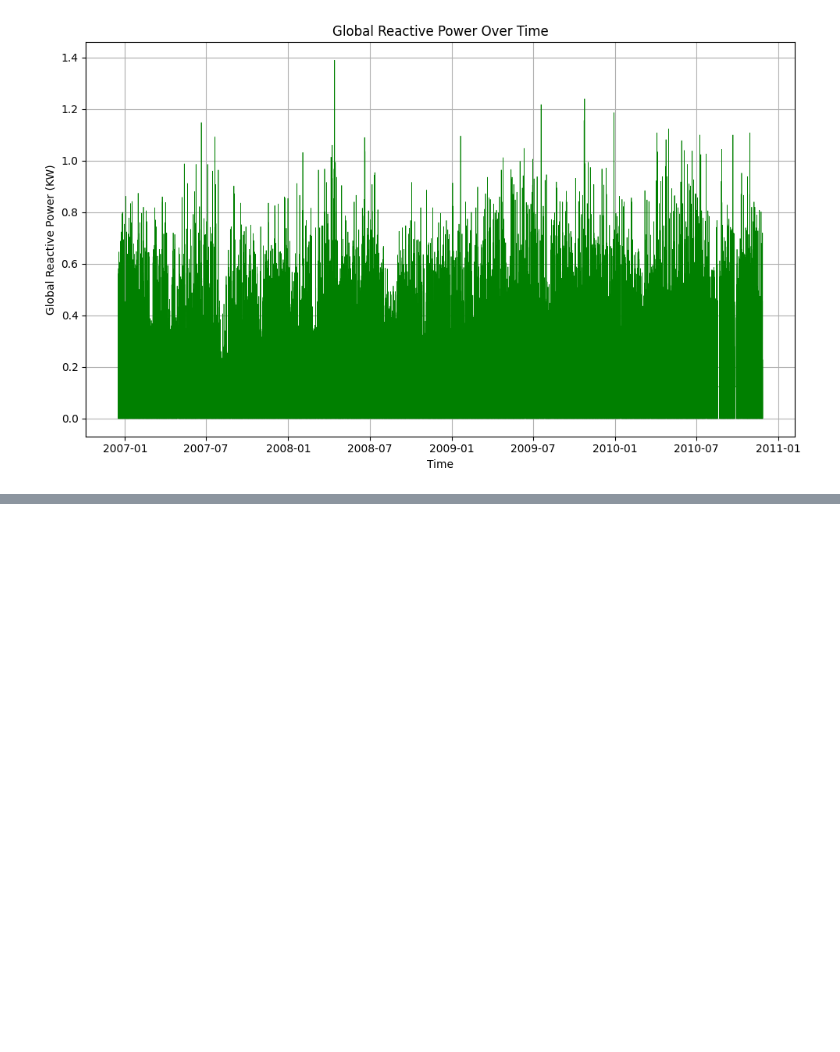
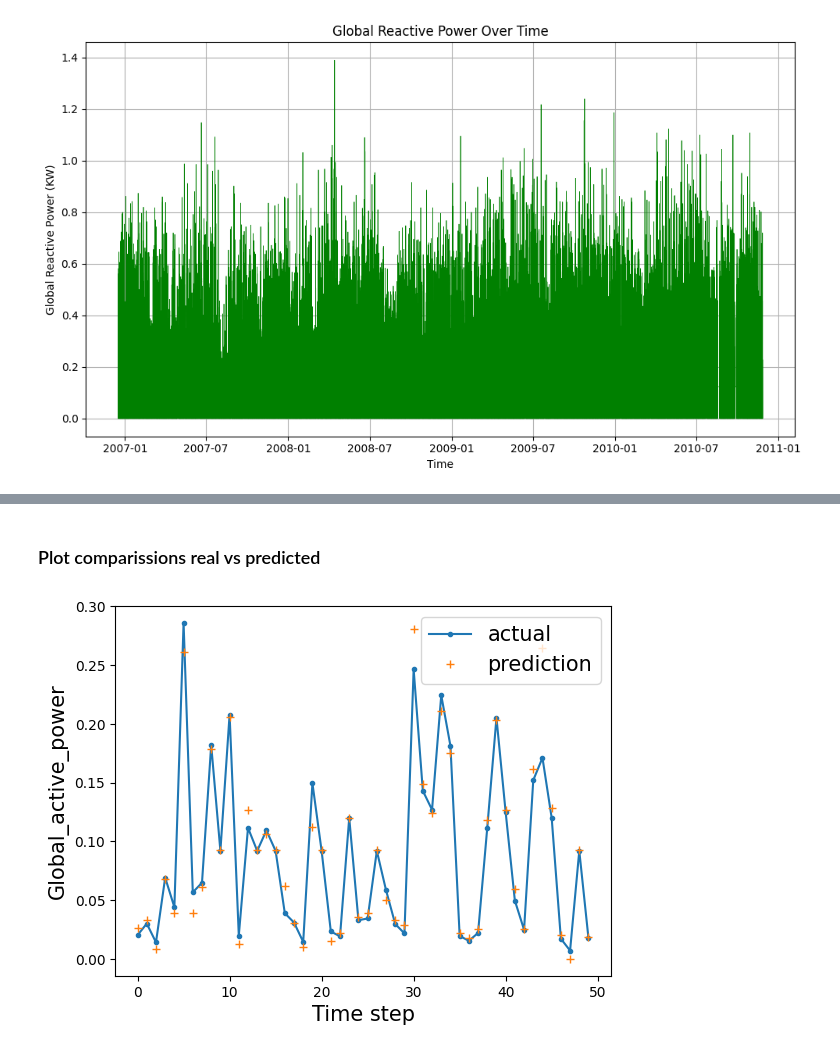
Before and after one commit to AndreyArguedas/DeepLearning, a Jupyter notebook: Documentos de Deep Learning GR 40/TC3/TP3-DL-AndreyArguedas.ipynb, the cells around one changed output, grey strips where cells are left out. Drawn from its saved outputs; the diff is of its cells as text; code cells hidden in the pictures; blank space fills up the shorter version.

Commit message:
Temporal CNN working

```diff
--- a/Documentos de Deep Learning GR 40/TC3/TP3-DL-AndreyArguedas.ipynb
+++ b/Documentos de Deep Learning GR 40/TC3/TP3-DL-AndreyArguedas.ipynb
@@ -183,0 +347,16 @@ plt.show()
+# %%
+# Step 1: Split into train (80%) and remaining (20%)
+X_train, X_remaining, y_train, y_remaining = train_test_split(dataset_time_series, y, train_size=0.9, shuffle=False)
+
+
+# Step 2: Split remaining data into validation (10%) and test (10%)
+X_val, X_test, y_val, y_test = train_test_split(X_remaining, y_remaining, test_size=0.5)
+
+print("Dimensions of training data: ", X_train.shape)
+print("Dimensions of training labels: ", y_train.shape)
+
+print("Dimensions of validation data: ", X_val.shape)
+print("Dimensions of validation labels: ", y_val.shape)
+
+print("Dimensions of test data: ", X_test.shape)
+print("Dimensions of test data: ", y_test.shape)
@@ -183,0 +445,13 @@ plt.show()
+# %%
+#First we try to load the saved model, if exists we loaded otherwise we create a new one
+was_TCNNN_loaded_from_disk = False
+
+if os.path.isfile(checkpoints_temporal_CNN + '/'  + checkpoint_filename_load):
+    print("Loading saved TCNN model!!!")
+    temporal_CNN_model = tf.keras.models.load_model(checkpoints_temporal_CNN + '/'  + checkpoint_filename_load)
+    was_TCNNN_loaded_from_disk = True
+else:
+    print("Creating TCNN model!!!")
+    temporal_CNN_model = create_DE2CO_model(input_shape = (10, 6))
+
+temporal_CNN_model.summary()
@@ -183,0 +514,7 @@ plt.show()
+# %%
+# Evaluación del modelo
+predicted = temporal_CNN_model.predict(X_test)
+
+# Mostrar las primeras 20 predicciones vs. valores reales
+for i in range(20):
+    print(f'Real: {y_test[i]}, Predicción: {predicted[i]}')
@@ -183,0 +539,12 @@ plt.show()
+# %% [markdown]
+### Plot comparissions real vs predicted
+# %%
+aa=[x for x in range(50)]
+plt.plot(aa, y_test[:50], marker='.', label="actual")
+plt.plot(aa, predicted[:50], '+', label="prediction")
+plt.ylabel('Global_active_power', size=15)
+plt.xlabel('Time step', size=15)
+plt.legend(fontsize=15)
+plt.show()
+# %% [output]
+[figure, added]
```
Also changed, not shown: parts of 26 cells of this notebook.
